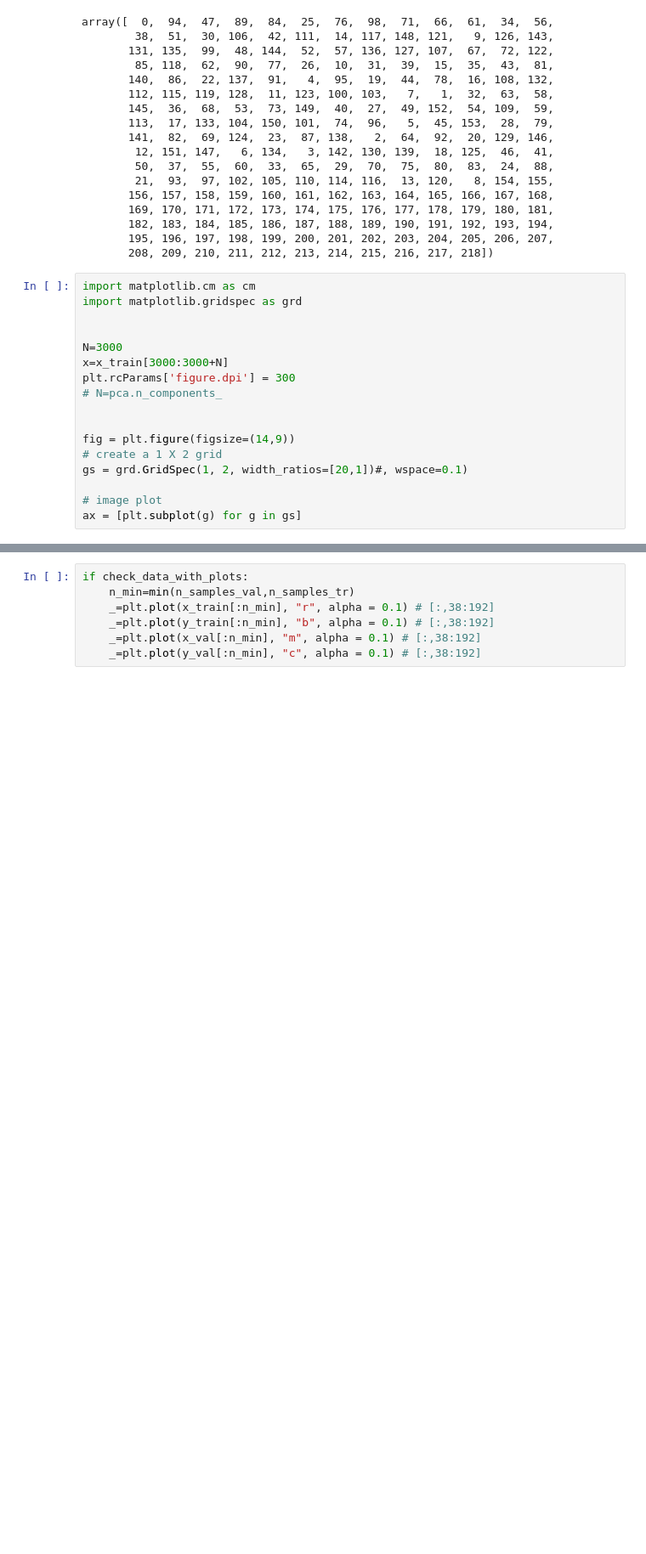
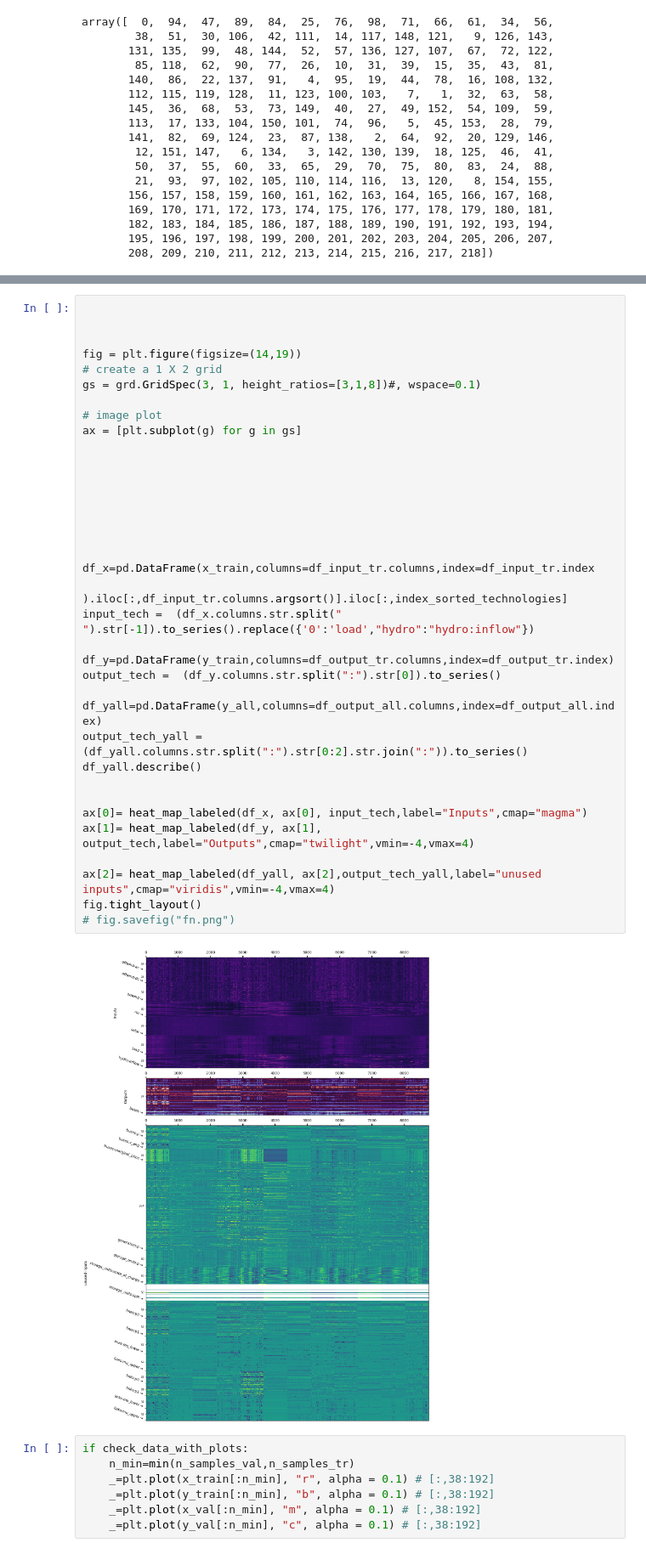
Before and after one commit to elkir/ph5-02_emulator_deepOPF, a Jupyter notebook: notebooks/005_visualizeIO.ipynb, the cells around one changed output, grey strips where cells are left out. Shown at 85% size. Drawn from its saved outputs; the diff is of its cells as text; blank space fills up the shorter version.

Commit message:
NB005 )visualize all inputs and outputs

```diff
--- a/notebooks/005_visualizeIO.ipynb
+++ b/notebooks/005_visualizeIO.ipynb
@@ -153,20 +173,3 @@ array([  0,  94,  47,  89,  84,  25,  76,  98,  71,  66,  61,  34,  56,
        182, 183, 184, 185, 186, 187, 188, 189, 190, 191, 192, 193, 194,
        195, 196, 197, 198, 199, 200, 201, 202, 203, 204, 205, 206, 207,
        208, 209, 210, 211, 212, 213, 214, 215, 216, 217, 218])
-# %%
-import matplotlib.cm as cm
-import matplotlib.gridspec as grd
-
-
-N=3000
-x=x_train[3000:3000+N]
-plt.rcParams['figure.dpi'] = 300
-# N=pca.n_components_
-
-
-fig = plt.figure(figsize=(14,9))
-# create a 1 X 2 grid
-gs = grd.GridSpec(1, 2, width_ratios=[20,1])#, wspace=0.1)
-
-# image plot
-ax = [plt.subplot(g) for g in gs]
@@ -225,3 +198,41 @@ fig.tight_layout()
+# %%
+
+
+
+fig = plt.figure(figsize=(14,19))
+# create a 1 X 2 grid
+gs = grd.GridSpec(3, 1, height_ratios=[3,1,8])#, wspace=0.1)
+
+# image plot
+ax = [plt.subplot(g) for g in gs]
+
+
+
+
+
+
+
+
+df_x=pd.DataFrame(x_train,columns=df_input_tr.columns,index=df_input_tr.index
+                  ).iloc[:,df_input_tr.columns.argsort()].iloc[:,index_sorted_technologies]
+input_tech =  (df_x.columns.str.split(" ").str[-1]).to_series().replace({'0':'load',"hydro":"hydro:inflow"})
+
+df_y=pd.DataFrame(y_train,columns=df_output_tr.columns,index=df_output_tr.index)
+output_tech =  (df_y.columns.str.split(":").str[0]).to_series()
+
+df_yall=pd.DataFrame(y_all,columns=df_output_all.columns,index=df_output_all.index)
+output_tech_yall =  (df_yall.columns.str.split(":").str[0:2].str.join(":")).to_series()
+df_yall.describe()
+
+
+ax[0]= heat_map_labeled(df_x, ax[0], input_tech,label="Inputs",cmap="magma")
+ax[1]= heat_map_labeled(df_y, ax[1], output_tech,label="Outputs",cmap="twilight",vmin=-4,vmax=4)
+
+ax[2]= heat_map_labeled(df_yall, ax[2],output_tech_yall,label="unused inputs",cmap="viridis",vmin=-4,vmax=4)
+fig.tight_layout()
+# fig.savefig("fn.png")
+# %% [output]
+[figure, added]
 # %%
 if check_data_with_plots:
     n_min=min(n_samples_val,n_samples_tr)
```
Also changed, not shown: parts of 5 cells of this notebook.
